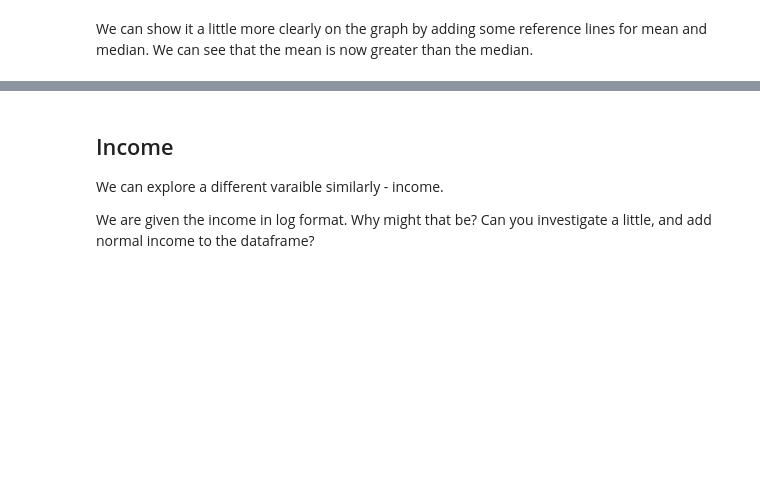
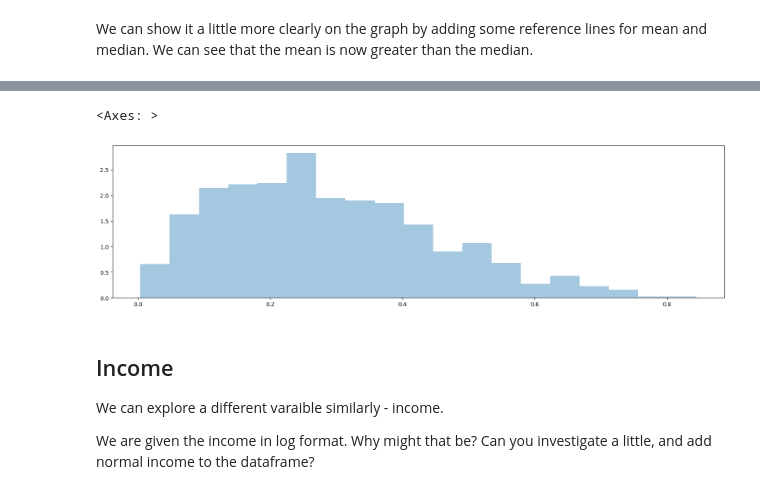
Before and after one commit to SedemSetor/Basic_Stats_in_Python_Student_Repository, a Jupyter notebook: 010_PDF.ipynb, the cells around one changed output, grey strips where cells are left out. Drawn from its saved outputs; the diff is of its cells as text; code cells hidden in the pictures; blank space fills up the shorter version.

Commit message:
Generated Update from Main Repository

```diff
--- a/010_PDF.ipynb
+++ b/010_PDF.ipynb
@@ -164,0 +264,7 @@ thinkplot.Config()
+# %%
+# Generate beta distribution data
+beta_data = np.random.beta(a=2.0, b=5.0, size=1000)
+sns.distplot(beta_data, label="Data", kde=False, hist_kws={"density": True})
+# %% [output]
+<Axes: >
+[figure, added]
```
Also changed, not shown: parts of 18 cells of this notebook, 3 other files.
